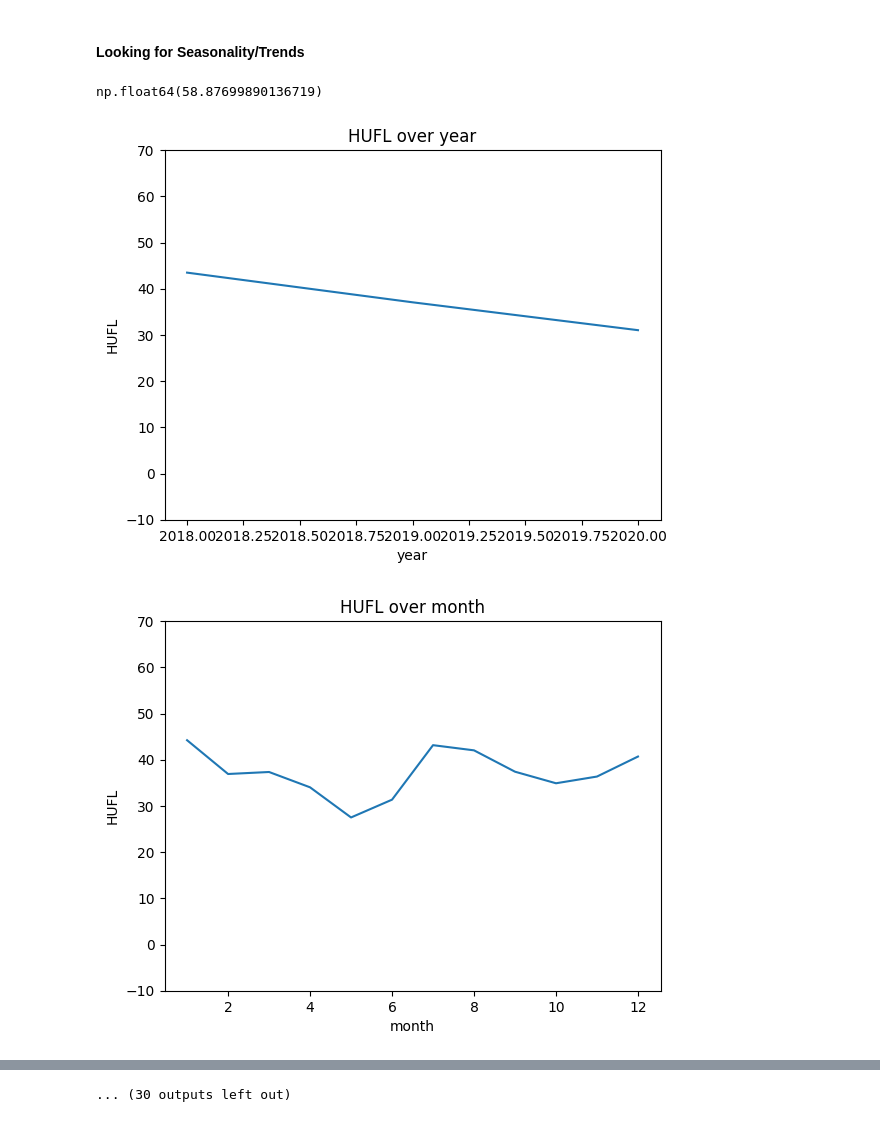
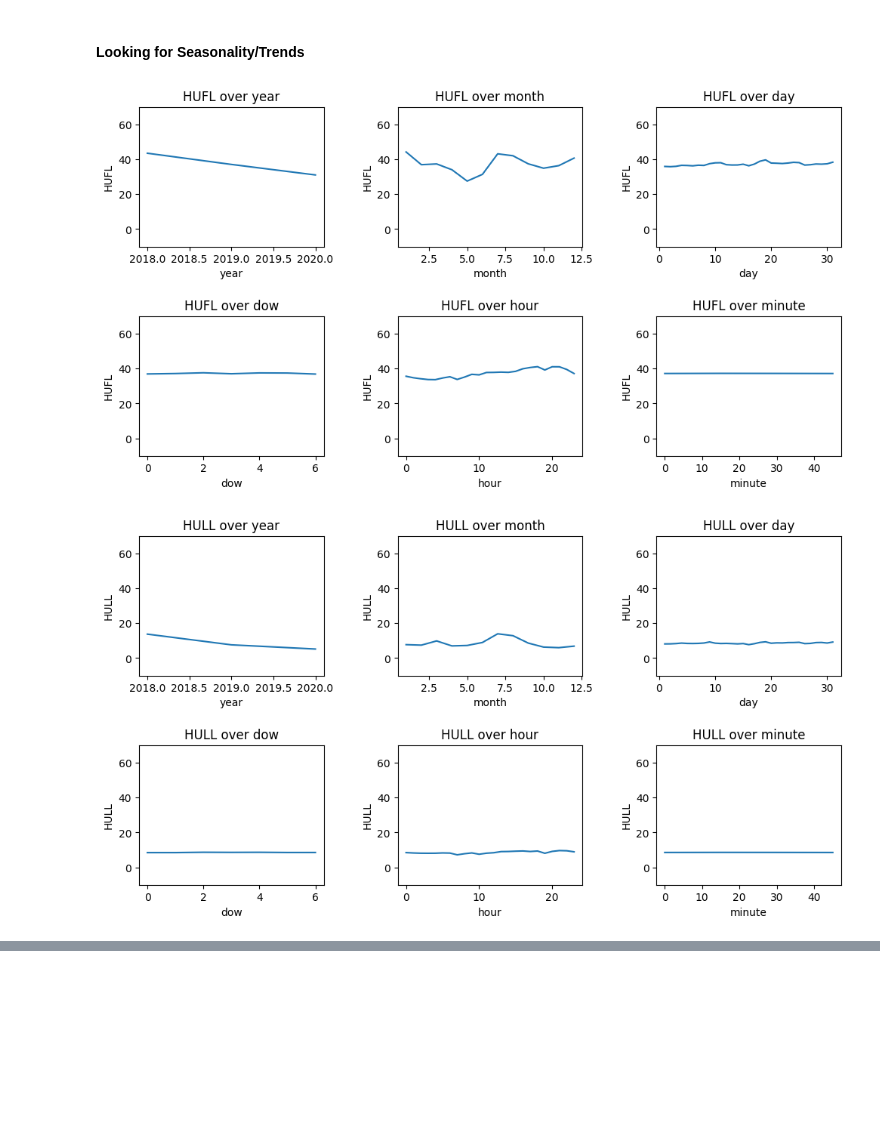
Before and after one commit to nabilrakaiza/it1244-project, a Jupyter notebook: exploratory data analysis/exploratory_data_analysis.ipynb, the cells around one changed output, grey strips where cells are left out. Cells and saved outputs as stored; diff of their text form; code cells hidden in the pictures; blank space fills up the shorter version.

```diff
--- a/exploratory data analysis/exploratory_data_analysis.ipynb
+++ b/exploratory data analysis/exploratory_data_analysis.ipynb
@@ -118,7 +118,10 @@ for col in columns:
 #### Looking for Seasonality/Trends
 # %%
 for col in columns:
-    for time_col in time_columns:
-        df.groupby(time_col)[col].mean().plot(kind="line", ylim=(-10, 70), title=f"{col} over {time_col}", ylabel=col)
-        plt.show()
+    fig, axes = plt.subplots(2, 3, figsize=(12, 6), squeeze=False)
+    for i, time_col in enumerate(time_columns):
+        ax = axes[i // 3, i % 3]
+        df.groupby(time_col)[col].mean().plot(kind="line", ylim=(-10, 70), title=f"{col} over {time_col}", ylabel=col, ax=ax)
+    plt.subplots_adjust(wspace=0.4, hspace=0.5)
+    plt.show()
 # %% [output]
@@ -163,15 +160,14 @@ for col in columns:
 [figure]
 # %% [markdown]
 #### Looking for Seasonality/Trends
-# %%
-df2["OT"].max()
-# %% [output]
-np.float64(58.87699890136719)
 # %%
 for col in columns:
-    for time_col in time_columns:
-        df2.groupby(time_col)[col].mean().plot(kind="line", ylim=(-10, 70), title=f"{col} over {time_col}", ylabel=col)
-        plt.show()
+    fig, axes = plt.subplots(2, 3, figsize=(12, 6), squeeze=False)
+    for i, time_col in enumerate(time_columns):
+        ax = axes[i // 3, i % 3]
+        df2.groupby(time_col)[col].mean().plot(kind="line", ylim=(-10, 70), title=f"{col} over {time_col}", ylabel=col, ax=ax)
+    plt.subplots_adjust(wspace=0.4, hspace=0.5)
+    plt.show()
 # %% [output]
-[figure, old version]
+[figure, new version]
-[figure, old version]
+[figure, new version]
@@ -188 +178,0 @@ for col in columns:
-... (30 outputs left out)
```
Also changed, not shown: parts of 2 cells of this notebook, 1 other file.
